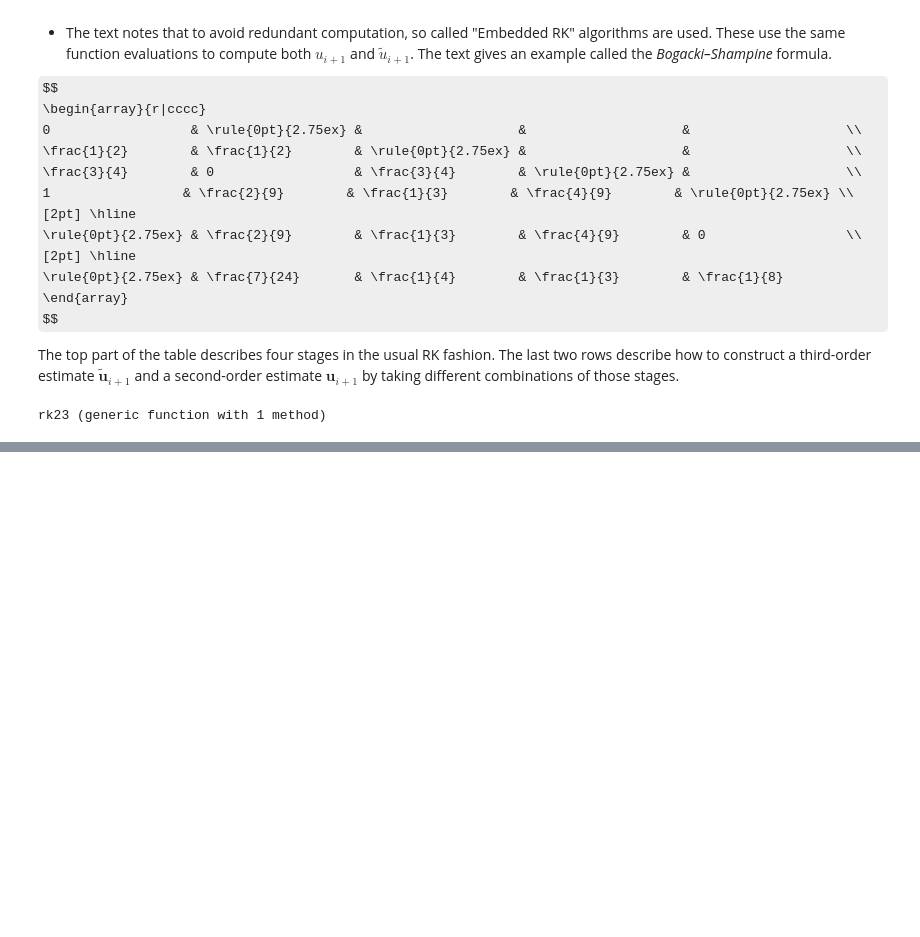
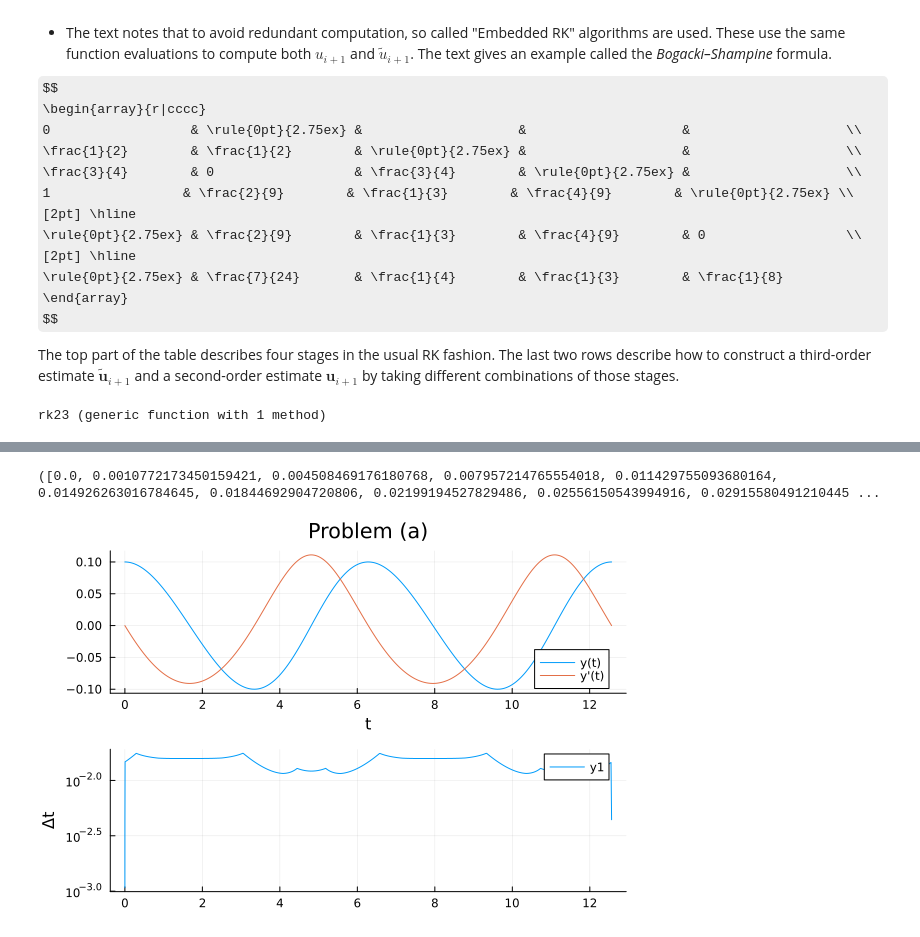
Before and after one commit to DrEntropy/FNC, a Jupyter notebook: chapter6.ipynb, the cells around one changed output, grey strips where cells are left out. Drawn from its saved outputs; the diff is of its cells as text; code cells hidden in the pictures; some formulas as TeX source; blank space fills up the shorter version.

```diff
--- a/chapter6.ipynb
+++ b/chapter6.ipynb
@@ -597,0 +625,34 @@ rk23 (generic function with 1 method)
+# %%
+#u[1] is y  u[2] is v
+
+f = (u,p,t) -> [u[2]; -u[1]*(1 + u[2])^3]
+
+tspan = (0, 4*π)
+
+tol = 1e-8
+ivp_a = ODEProblem(f, [0.1, 0.0], tspan)
+ivp_b = ODEProblem(f, [0.5, 0.0], tspan)
+ivp_c = ODEProblem(f, [0.75, 0.0], tspan)
+ivp_d = ODEProblem(f, [0.95, 0.0], tspan);
+# %%
+
+
+# Solve the ODEs using rk23
+t_a, u_a = rk23(ivp_a, tol)
+t_b, u_b = rk23(ivp_b, tol)
+t_c, u_c = rk23(ivp_c, tol)
+t_d, u_d = rk23(ivp_d, tol)
+# %% [output]
+([0.0, 0.0010772173450159421, 0.004508469176180768, 0.007957214765554018, 0.011429755093680164, 0.014926263016784645, 0.01844692904720806, 0.02199194527829486, 0.02556150543994916, 0.02915580491210445 ...
+# %%
+function plot_sol(t_p, u_p, label)
+    # Plot the solutions
+    plot(t_p, [u[1] for u in u_p], label="y(t)", xlabel="t",title=label)
+    p1 = plot!(t_p, [u[2] for u in u_p], label="y'(t)", xlabel="t")
+    p2 = plot(t_p[1:end-1], diff(t_p), ylabel = "Δt", yaxis=(:log10, "Δt"))
+    plot(p1,p2, layout = (2,1))
+end
+
+plot_sol(t_a, u_a, "Problem (a)")
+# %% [output]
+[figure, added]
```
Also changed, not shown: parts of 22 cells of this notebook.
